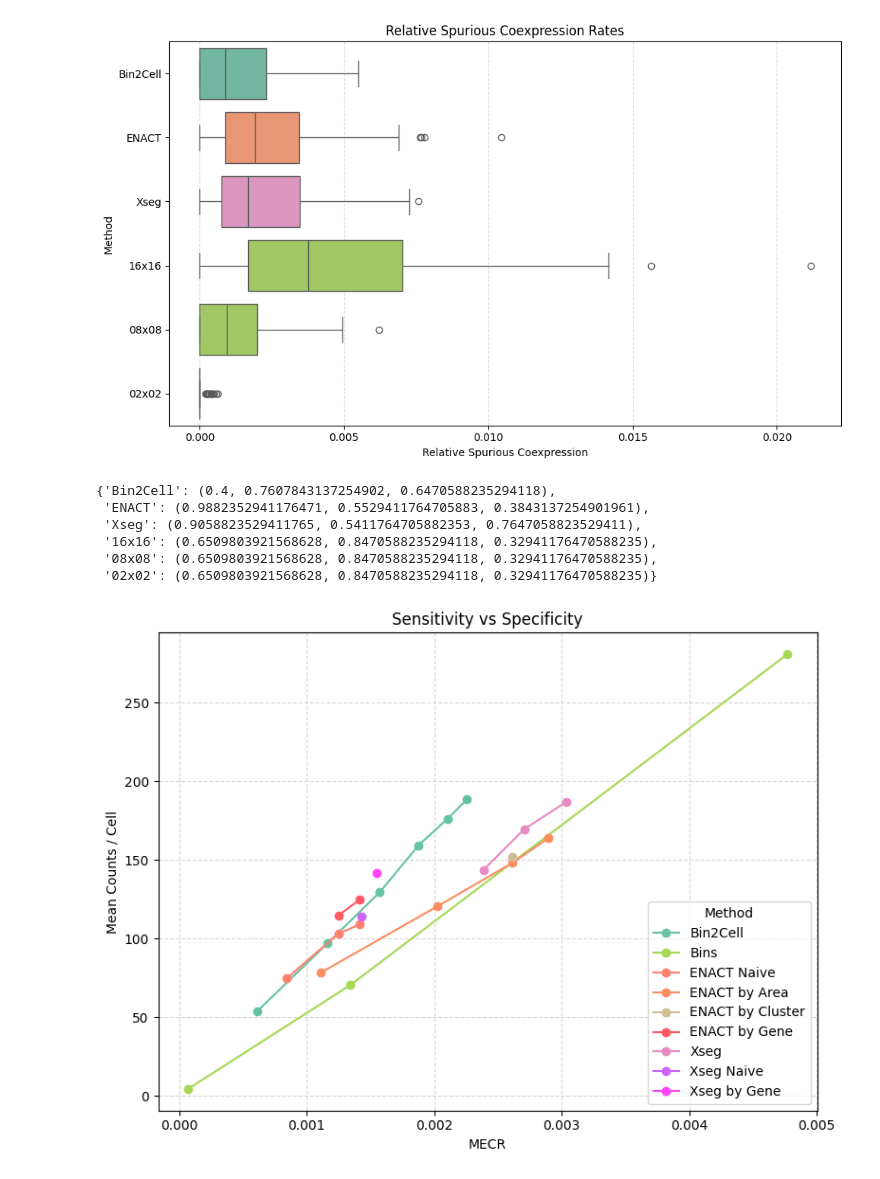
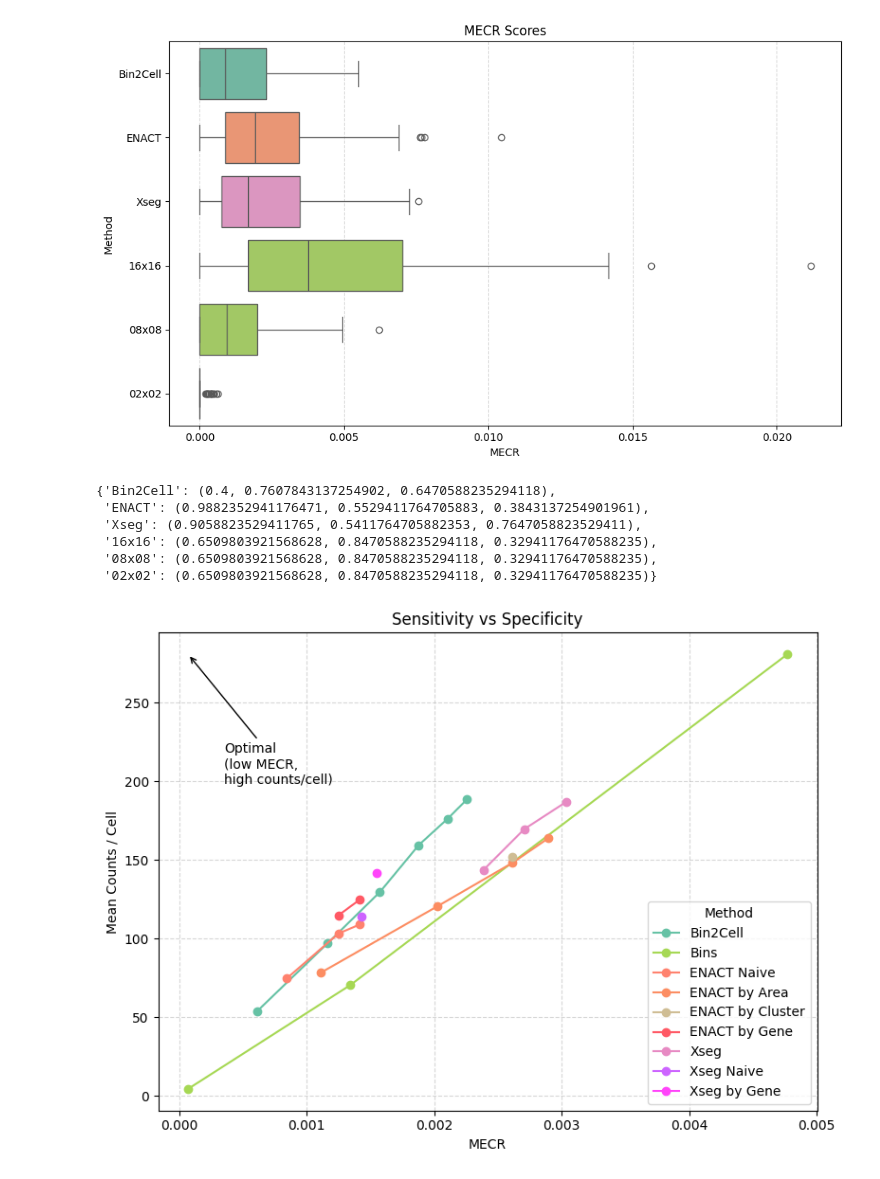
Before and after one commit to RaphaelDeGottardi/MasterThesis, a Jupyter notebook: Benchmarking pipeline/Scores/MECR/MECR plotting.ipynb, the cells around one changed output. Cells and saved outputs as stored; diff of their text form; code cells hidden in the pictures.

Commit message:
Updates on MECR score plots

```diff
--- a/Benchmarking pipeline/Scores/MECR/MECR plotting.ipynb
+++ b/Benchmarking pipeline/Scores/MECR/MECR plotting.ipynb
@@ -9,27 +9,27 @@ data = data.drop(columns=['Gene Pair'])
 # %%
 # Define a color palette and assign the same color to '16x16', '08x08', and '02x02'
 palette = sns.color_palette("Set2", n_colors=5)
 method_colors = {
     'Bin2Cell': palette[0],
     'ENACT': palette[1],
     'Xseg': palette[3],
     '16x16': palette[4],
     '08x08': palette[4],
     '02x02': palette[4],
     '8x8': palette[4],
     '2x2': palette[4],
 }
 
 plt.figure(figsize=(10, 6))
 sns.boxplot(data=data, palette=method_colors, orient="h")
-plt.title("Relative Spurious Coexpression Rates")
-plt.xlabel("Relative Spurious Coexpression")
+plt.title("MECR Scores")
+plt.xlabel("MECR")
 plt.ylabel("Method")
 plt.grid(axis='x', linestyle='--', alpha=0.5)
 plt.tight_layout()
 plt.show()
 # %% [output]
-[figure, old version]
+[figure, new version]
 # %%
 # Load the summary data
 mecr_summary = pd.read_csv('/home/degottardiraphael/MasterThesis/Benchmarking pipeline/Scores/MECR/MECR_summary.csv')
@@ -105,7 +105,16 @@ for method, group in mecr_summary_sorted.groupby('method'):
     color = group['color'].iloc[0]  # Get the color for this method from the DataFrame
     plt.plot(group['mean_coexpression'], group['mean_counts_per_cell'], marker='o', label=method, color=color)
 
-# Add an annotation and an arrow to indicate the optimal area (top left)
+# Add an annotation to indicate the optimal area (top left)
+plt.annotate(
+    'Optimal\n(low MECR,\nhigh counts/cell)',
+    xy=(mecr_summary_sorted['mean_coexpression'].min(), mecr_summary_sorted['mean_counts_per_cell'].max()),
+    xytext=(mecr_summary_sorted['mean_coexpression'].min()*5, mecr_summary_sorted['mean_counts_per_cell'].max()*0.8),
+    arrowprops=dict(facecolor='black', arrowstyle='->'),
+    fontsize=10,
+    ha='left',
+    va='top'
+)
 
 plt.xlabel('MECR')
 plt.ylabel('Mean Counts / Cell')
@@ -115,7 +124,7 @@ plt.grid(True, linestyle='--', alpha=0.5)
 plt.tight_layout()
 plt.show()
 # %% [output]
-[figure, old version]
+[figure, new version]
 # %%
 # Load the data
 ramp2_ms4a2 = pd.read_csv('/home/degottardiraphael/MasterThesis/Benchmarking pipeline/Scores/MECR/RAMP2_MS4A2_counts_Xseg.csv')
```
Also changed, not shown: parts of 2 cells of this notebook.
